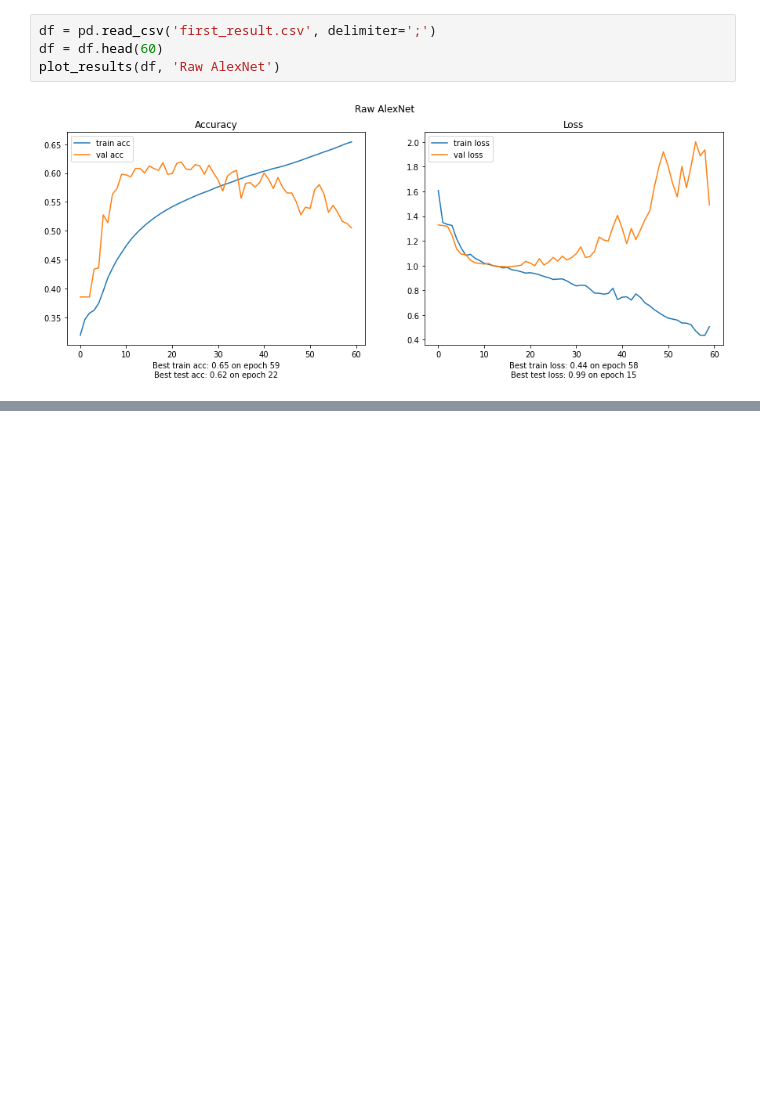
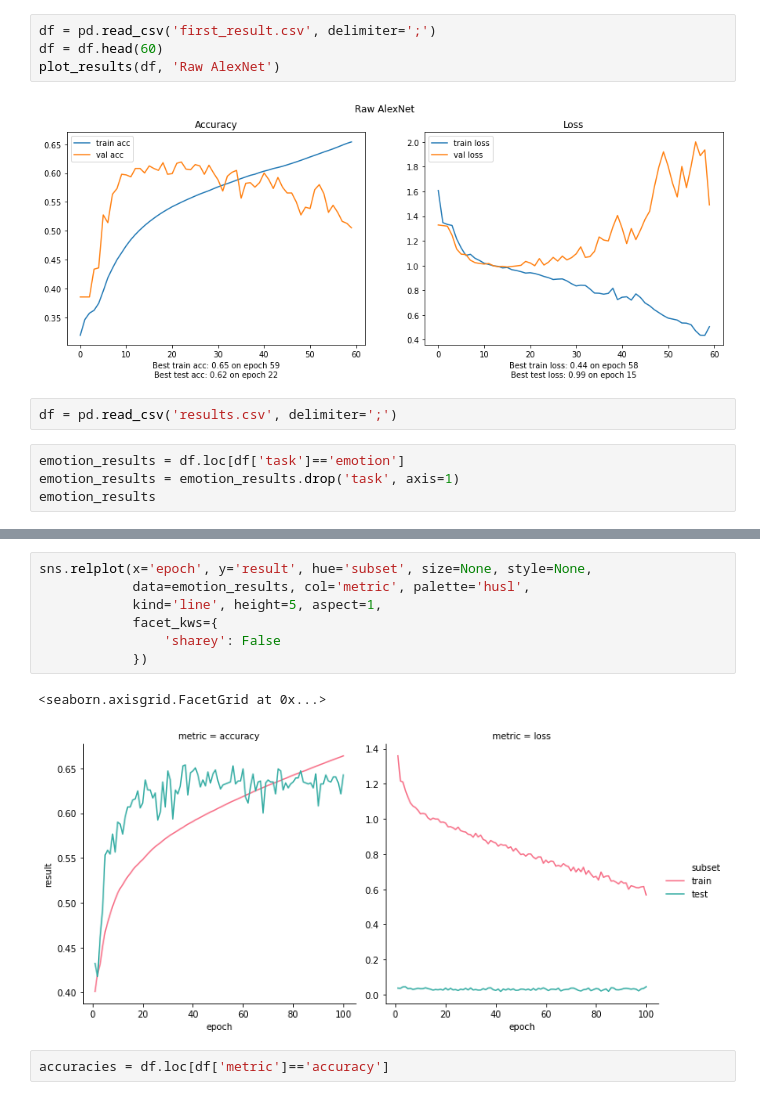
Before and after one commit to iamryabinov/SER_neuro, a Jupyter notebook: interpret_results.ipynb, the cells around one changed output, grey strips where cells are left out. Cells and saved outputs as stored; diff of their text form; blank space fills up the shorter version.

```diff
--- a/interpret_results.ipynb
+++ b/interpret_results.ipynb
@@ -32,3 +33,9 @@ df = df.head(60)
 plot_results(df, 'Raw AlexNet')
 # %% [output]
 [figure]
+# %%
+df = pd.read_csv('results.csv', delimiter=';')
+# %%
+emotion_results = df.loc[df['task']=='emotion']
+emotion_results = emotion_results.drop('task', axis=1)
+emotion_results
@@ -34,0 +56,12 @@ plot_results(df, 'Raw AlexNet')
+# %%
+sns.relplot(x='epoch', y='result', hue='subset', size=None, style=None,
+            data=emotion_results, col='metric', palette='husl',
+            kind='line', height=5, aspect=1,
+            facet_kws={
+                'sharey': False
+            })
+# %% [output]
+<seaborn.axisgrid.FacetGrid at 0x...>
+[figure, added]
+# %%
+accuracies = df.loc[df['metric']=='accuracy']
```
Also changed, not shown: parts of 4 cells of this notebook, 17 other files.
